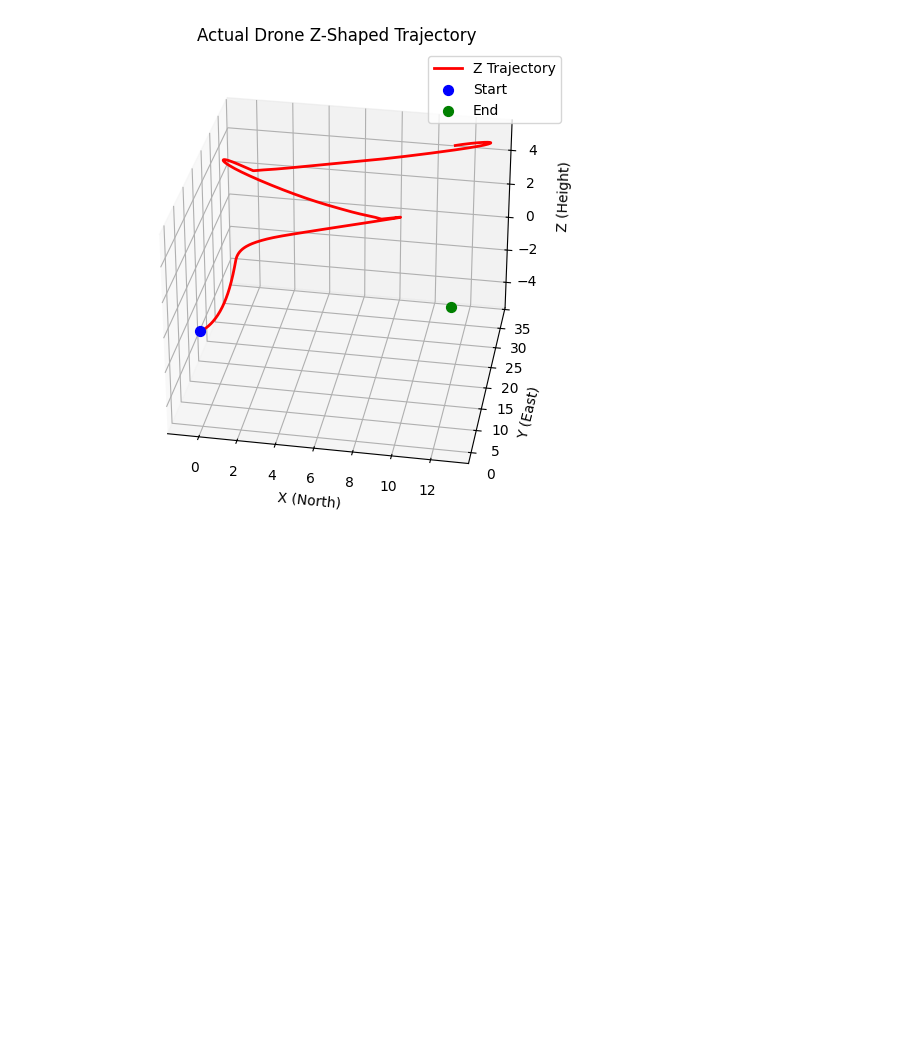
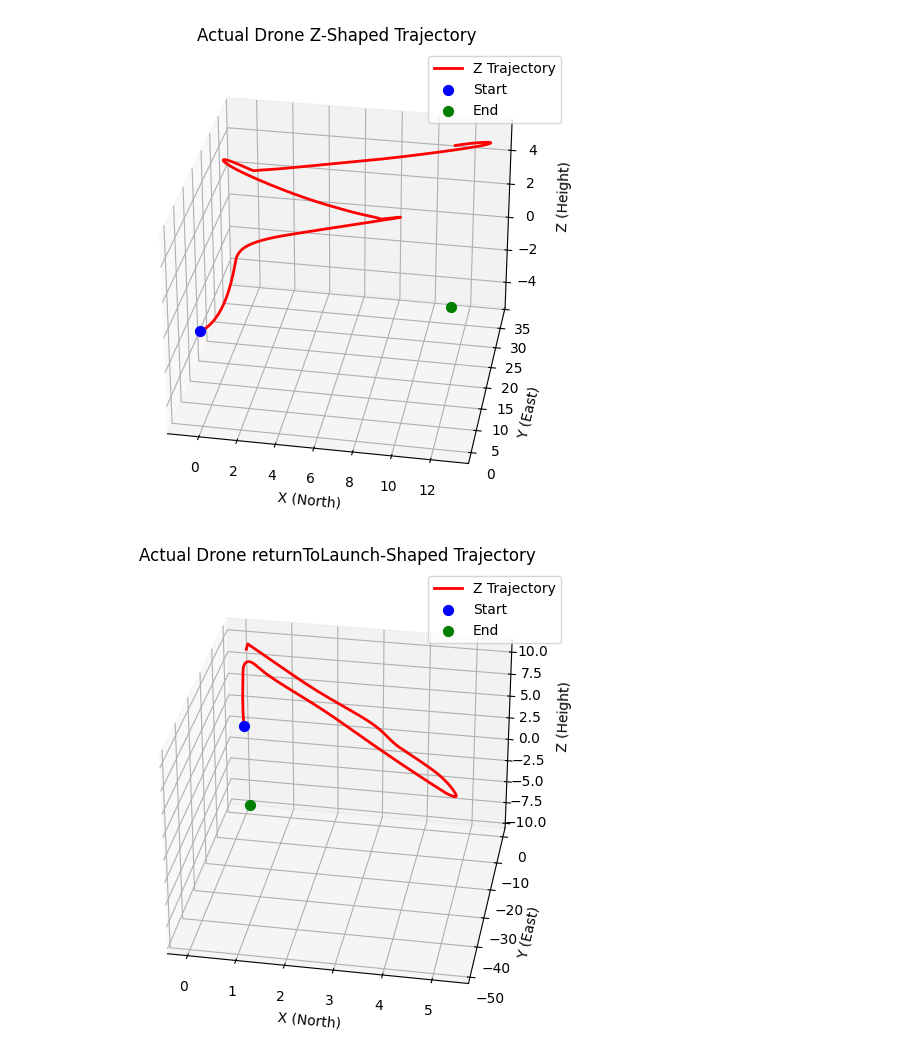
Before and after one commit to yuwei-jpg/BlockBased_Drone_FYP, a Jupyter notebook: main_python/z_test.ipynb, the cells around one changed output. Saved outputs shown, nothing was run; the diff lists cells and outputs as text; code cells hidden in the pictures; blank space fills up the shorter version.

Commit message:
tested on the return to launch and go to location function

```diff
--- a/main_python/z_test.ipynb
+++ b/main_python/z_test.ipynb
@@ -38,3 +38,43 @@ ax.legend()
 plt.show()
 # %% [output]
 [figure]
+# %%
+from mpl_toolkits.mplot3d import Axes3D
+import pandas as pd
+import matplotlib.pyplot as plt
+
+# read CSV file
+csv_filename = "/Users/jiyuwei/PycharmProjects/FYP_Python/main_python/mavsdk_position_velocity.csv"
+df = pd.read_csv(csv_filename)
+
+px = df["north_m"]
+py = df["east_m"]
+pz = df["down_m"]
+
+# create 3D pic
+fig = plt.figure(figsize=(8, 6))
+ax = fig.add_subplot(111, projection="3d")
+
+# plot Z path
+ax.plot(px, py, -pz, color="red", linewidth=2, label="Z Trajectory")
+
+# set the start and end point
+ax.scatter(px.iloc[0], py.iloc[0], pz.iloc[0], color="blue", s=50, label="Start")
+ax.scatter(px.iloc[-1], py.iloc[-1], pz.iloc[-1], color="green", s=50, label="End")
+
+
+# ax.zaxis.set_rotate_label(False)
+# set labels and title
+ax.set_xlabel("X (North)")
+ax.set_ylabel("Y (East)")
+ax.set_zlabel("Z (Height)",labelpad=10)
+ax.set_title("Actual Drone returnToLaunch-Shaped Trajectory")
+
+ax.view_init(azim=280)
+# add the graph
+ax.legend()
+
+#plot the graph
+plt.show()
+# %% [output]
+[figure, added]
```
Also changed, not shown: parts of 1 cell of this notebook, 5 other files.
